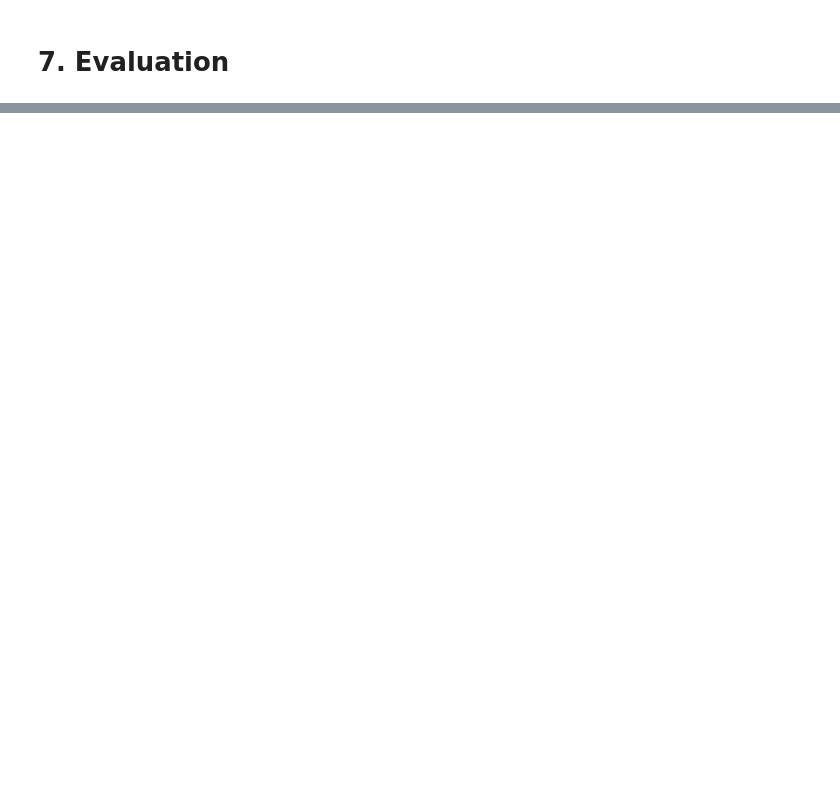
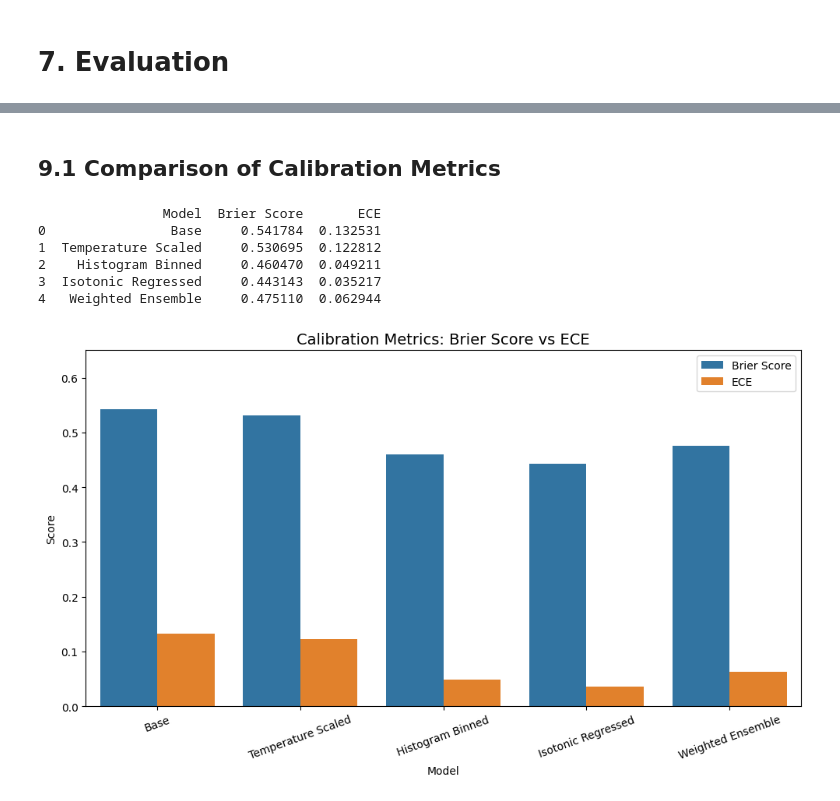
Before and after one commit to cidscv/cp8321-dl-project10, a Jupyter notebook: Project10_Training_Colab.ipynb, the cells around one changed output, grey strips where cells are left out. Drawn from its saved outputs; the diff is of its cells as text; code cells hidden in the pictures; blank space fills up the shorter version.

```diff
--- a/Project10_Training_Colab.ipynb
+++ b/Project10_Training_Colab.ipynb
@@ -504,0 +816,39 @@ Per-Class AUC Scores:
+# %% [markdown]
+## 9.1 Comparison of Calibration Metrics
+# %%
+# Calculate Brier and ECE Scores
+brier_scores = []
+ece_scores = []
+
+for name, prob in models.items():
+    brier_scores.append(brier_score_multi(y_true, prob))
+    ece_scores.append(ECE_multi(y_true, prob))
+
+# Create DataFrames
+df_metrics = pd.DataFrame({
+    'Model': list(models.keys()),
+    'Brier Score': brier_scores,
+    'ECE': ece_scores
+})
+print(df_metrics)
+
+# Plot
+plt.figure(figsize=(10, 6))
+sns.barplot(x='Model', y = 'value', hue = 'variable', data = pd.melt(df_metrics, id_vars = 'Model', value_vars = ['Brier Score', 'ECE']))
+plt.title("Calibration Metrics: Brier Score vs ECE", fontsize=14)
+plt.ylabel("Score")
+plt.xlabel("Model")
+plt.ylim(0, max(max(brier_scores), max(ece_scores)) * 1.2)
+plt.xticks(rotation=20)
+plt.legend(title='')
+plt.tight_layout()
+plt.savefig('/content/drive/MyDrive/Deep Learning - Project Group 10/calibration_metrics.png', dpi = 150, bbox_inches ='tight')
+plt.show()
+# %% [output]
+                Model  Brier Score       ECE
+0                Base     0.541784  0.132531
+1  Temperature Scaled     0.530695  0.122812
+2    Histogram Binned     0.460470  0.049211
+3  Isotonic Regressed     0.443143  0.035217
+4   Weighted Ensemble     0.475110  0.062944
+[figure, added]
```
Also changed, not shown: parts of 18 cells of this notebook.
